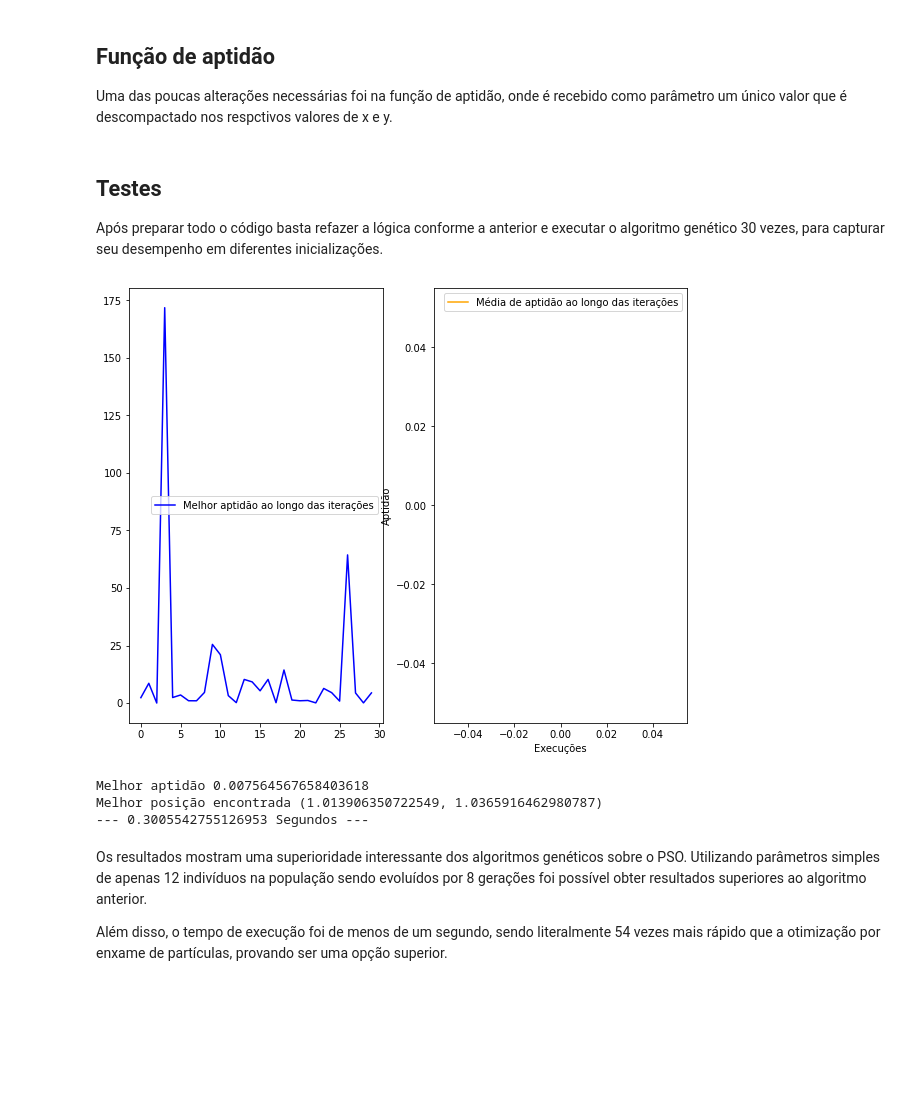
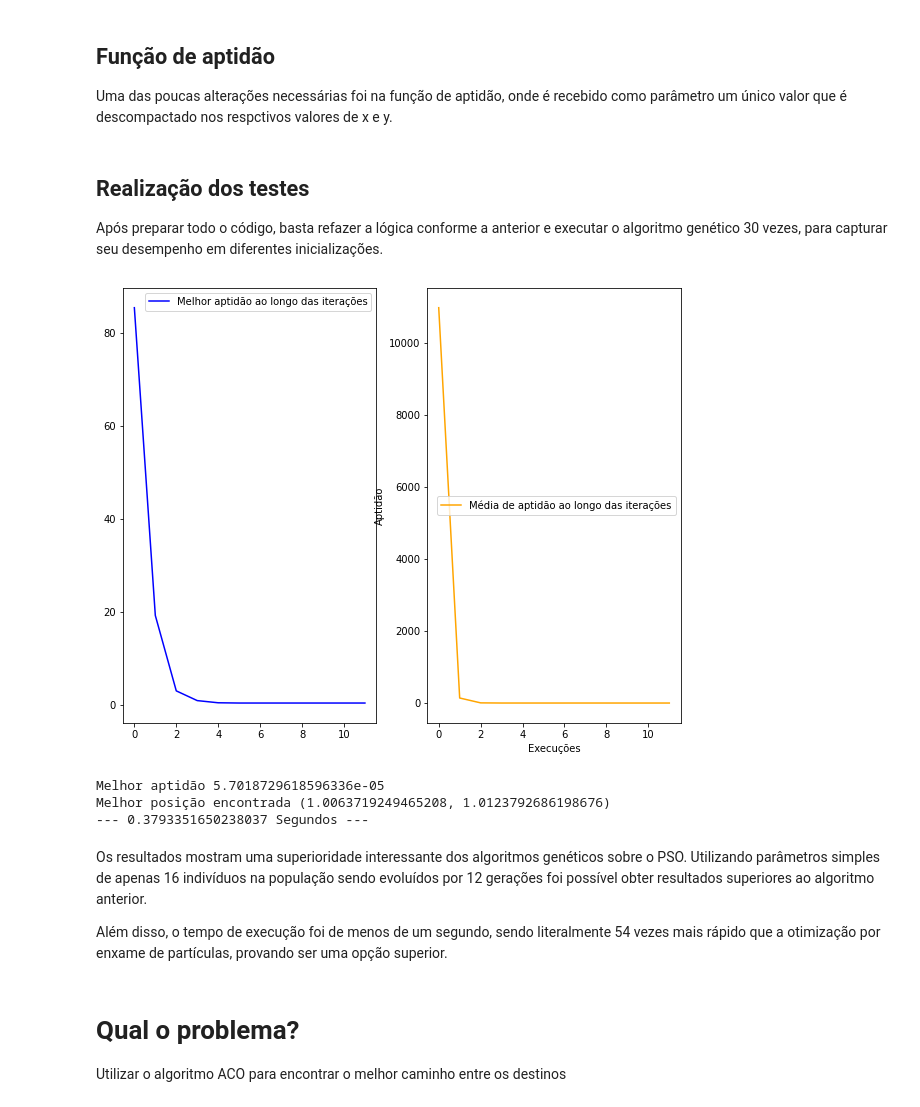
Before and after one commit to AlvaroCavalcante/computacao-bioinspirada, a Jupyter notebook: algoritmos-otimizacao/Otimização baseado em seres vivos.ipynb, the cells around one changed output. Drawn from its saved outputs; the diff is of its cells as text; code cells hidden in the pictures; blank space fills up the shorter version.

Commit message:
adicionado convergência média no algoritmo genético

```diff
--- a/algoritmos-otimizacao/Otimização baseado em seres vivos.ipynb
+++ b/algoritmos-otimizacao/Otimização baseado em seres vivos.ipynb
@@ -310,23 +311,18 @@ def get_populacao(tamanho_populacao, dominio, numeros_inteiros = False):
 
     return populacao
 
-def genetico(funcao_custo, dominio, objetivo = False, tamanho_populacao = 12, p_mutacao = 0.1,
-               elitismo = 0.1, geracoes=8, binario = True):
+def genetico(funcao_custo, dominio, objetivo = False, tamanho_populacao = 16, p_mutacao = 0.1,
+               elitismo = 0.1, geracoes=12, binario = True):
 
     populacao = get_populacao(tamanho_populacao, dominio, binario)
-
+    media_custo_final = []
+    custos_medios = []
+    custo_minimo = []
     numero_elitismo = int(elitismo * tamanho_populacao)
-    image = []
-    count = 0
     for i in range(geracoes):
         custos = [(funcao_custo(individuo), individuo) for individuo in populacao]
 
         populacao = get_melhores_individuos(custos, numero_elitismo, objetivo)
-
-        count += 1
-        if count == 100:
-            count = 0
-            image.append(populacao[0])
 
         individuos_escolhidos = get_populacao_torneio(custos, (
                                 tamanho_populacao // 2) - numero_elitismo, objetivo)
@@ -343,34 +339,44 @@ def genetico(funcao_custo, dominio, objetivo = False, tamanho_populacao = 12, p_
                 f_crossover = crossover_binario if binario == True else crossover
                 populacao.append(f_crossover(individuos_escolhidos[individuo1],
                                            individuos_escolhidos[individuo2]))
-    return custos[0][0], custos[0][1], image
+
+        custo_final = [custo[0] for custo in custos]
+        custo_minimo.append(min(custo_final))
+        media_custo_final.append(sum(custo_final) / len(custo_final))
+
+    return custos[0][0], custos[0][1], media_custo_final, custo_minimo
 # %% [markdown]
-## Testes
-Após preparar todo o código basta refazer a lógica conforme a anterior e executar o algoritmo genético 30 vezes, para capturar seu desempenho em diferentes inicializações.
+## Realização dos testes
+Após preparar todo o código, basta refazer a lógica conforme a anterior e executar o algoritmo genético 30 vezes, para capturar seu desempenho em diferentes inicializações.
 # %%
 custos = []
 solucao = []
 melhor_aptidao = 9999
 dominio = [(-5, 5), (-5, 5)]
 start_time = time.time()
+media_custo = []
 
 #Objetivo true para maximizar e false para minimizar
 for i in range(30):
     solucao_algoritmo_genetico = genetico(funcao_aptidao_genetico, dominio, False, binario=False)
     solucao = solucao_algoritmo_genetico[1] if solucao_algoritmo_genetico[0] <= melhor_aptidao else solucao
     custos.append(solucao_algoritmo_genetico[0])
+    media_custo = solucao_algoritmo_genetico[2] if solucao_algoritmo_genetico[0] <= melhor_aptidao else media_custo
     melhor_aptidao = solucao_algoritmo_genetico[0] if solucao_algoritmo_genetico[0] <= melhor_aptidao else melhor_aptidao
 
-exibir_convergencia_minima_media(custos, [])
+exibir_convergencia_minima_media(solucao_algoritmo_genetico[3], media_custo)
 print('Melhor aptidão', melhor_aptidao)
 print('Melhor posição encontrada', solucao)
 print("--- %s Segundos ---" % (time.time() - start_time))
 # %% [output]
-[figure, old version]
+[figure, new version]
-Melhor aptidão 0.007564567658403618
-Melhor posição encontrada (1.013906350722549, 1.0365916462980787)
---- 0.3005542755126953 Segundos ---
+Melhor aptidão 5.7018729618596336e-05
+Melhor posição encontrada (1.0063719249465208, 1.0123792686198676)
+--- 0.3793351650238037 Segundos ---
 # %% [markdown]
-Os resultados mostram uma superioridade interessante dos algoritmos genéticos sobre o PSO. Utilizando parâmetros simples de apenas 12 indivíduos na população sendo evoluídos por 8 gerações foi possível obter resultados superiores ao algoritmo anterior.
+Os resultados mostram uma superioridade interessante dos algoritmos genéticos sobre o PSO. Utilizando parâmetros simples de apenas 16 indivíduos na população sendo evoluídos por 12 gerações foi possível obter resultados superiores ao algoritmo anterior.
 
 Além disso, o tempo de execução foi de menos de um segundo, sendo literalmente 54 vezes mais rápido que a otimização por enxame de partículas, provando ser uma opção superior.
+# %% [markdown]
+# Qual o problema?
+Utilizar o algoritmo ACO para encontrar o melhor caminho entre os destinos
```
Also changed, not shown: parts of 10 cells of this notebook.
